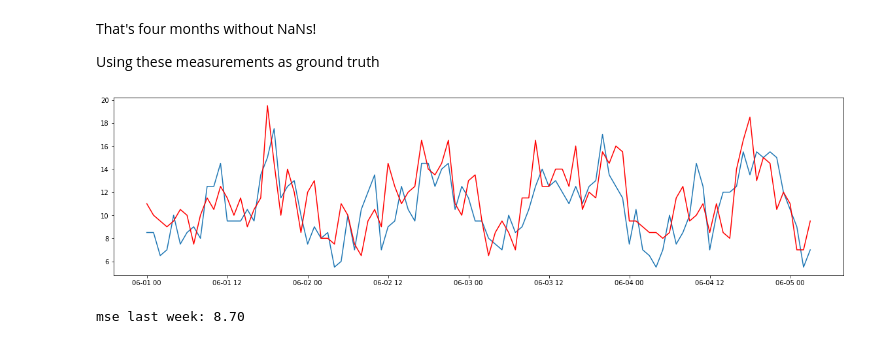
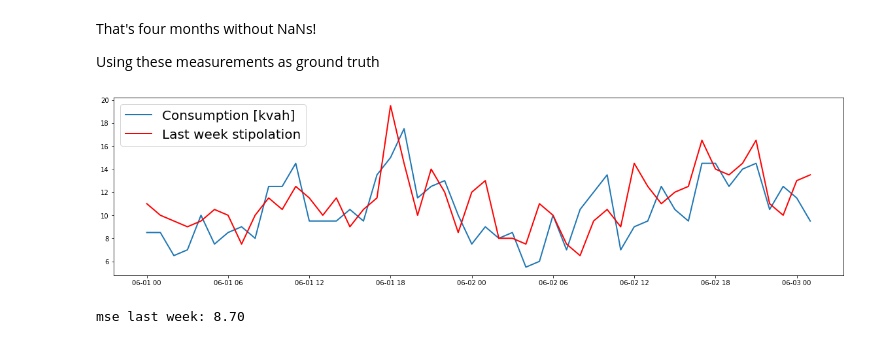
Before and after one commit to arilmad/BI_project, a Jupyter notebook: data_cleanser.ipynb, the cells around one changed output. Cells and saved outputs as stored; diff of their text form; code cells hidden in the pictures.

```diff
--- a/data_cleanser.ipynb
+++ b/data_cleanser.ipynb
@@ -611,11 +615,12 @@ Using these measurements as ground truth
 last_week = d['0']['consumption_kvah'].shift(7*24).loc[date_range]
 # %%
 fig, ax = plt.subplots(1,1,figsize=(20,5))
-ax.plot(subset[:100])
-ax.plot(last_week[:100], c='r')
+ax.plot(subset[:50], label='Consumption [kvah]', lw=2)
+ax.plot(last_week[:50], c='r', label='Last week stipolation', lw=2)
+ax.legend(prop={'size':20}, loc='upper left')
 plt.show()
 # %% [output]
-[figure, old version]
+[figure, new version]
 # %%
 mse_last_week = mean_squared_error(subset, last_week)
 print(f'mse last week: {mse_last_week:.2f}')
```
Also changed, not shown: parts of 20 cells of this notebook, 2 other files.
